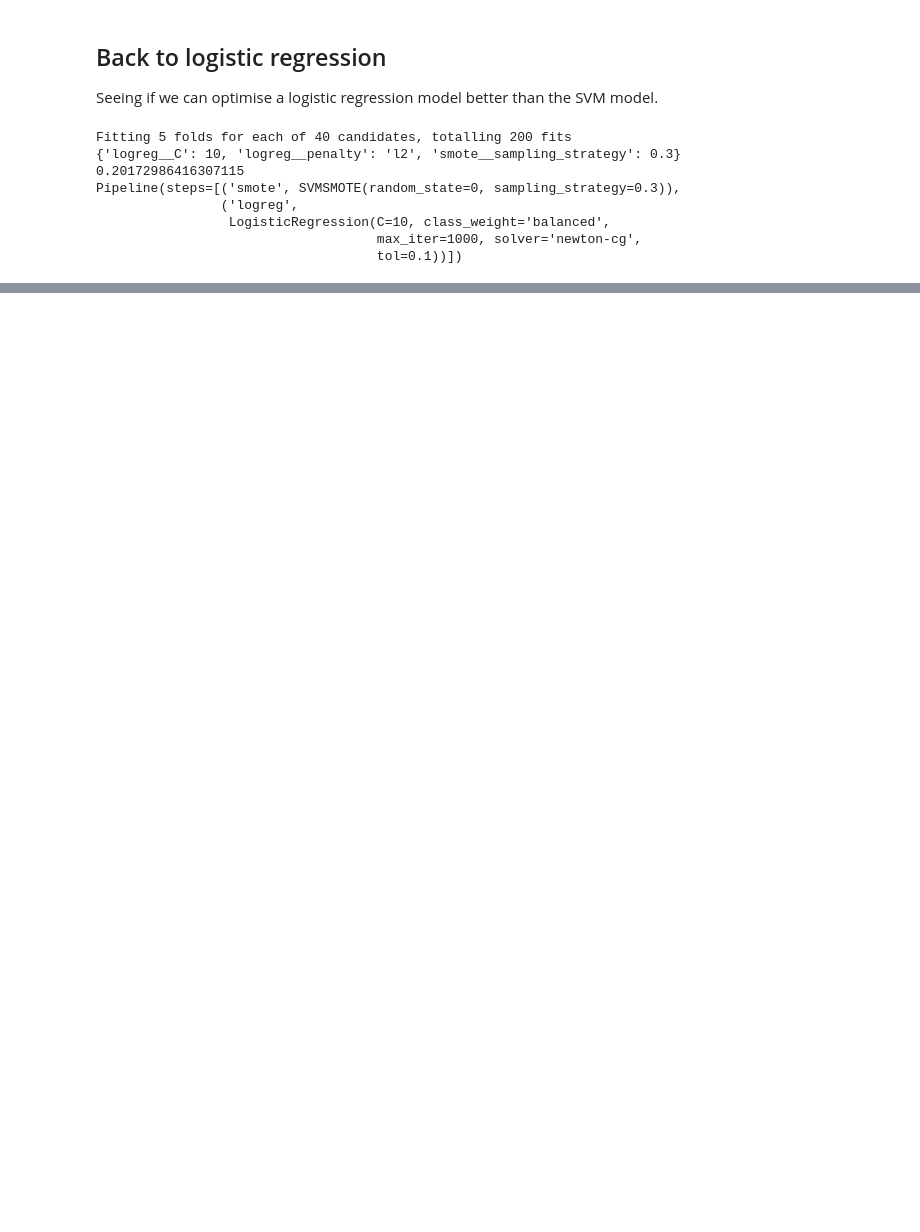
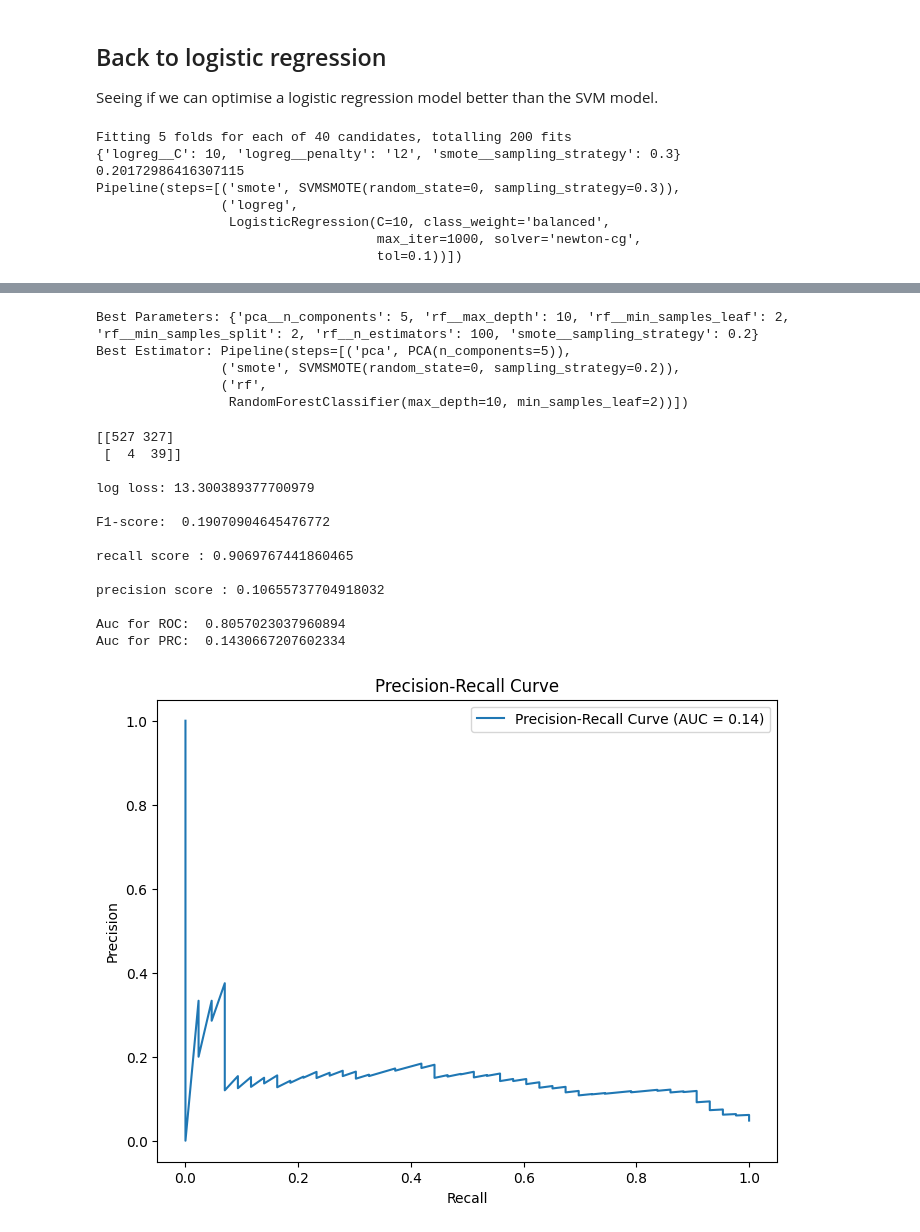
Before and after one commit to rahmanaminoor25/ML-project--stroke, a Jupyter notebook: Classification_project.ipynb, the cells around one changed output, grey strips where cells are left out. Cells and saved outputs as stored; diff of their text form; code cells hidden in the pictures; blank space fills up the shorter version.

```diff
--- a/Classification_project.ipynb
+++ b/Classification_project.ipynb
@@ -873,0 +953,70 @@ Auc for PRC:  0.12529086692042657
+# %%
+forest_tune(X_train,y_train)
+# %% [output]
+Best Parameters: {'pca__n_components': 5, 'rf__max_depth': 10, 'rf__min_samples_leaf': 2, 'rf__min_samples_split': 2, 'rf__n_estimators': 100, 'smote__sampling_strategy': 0.2}
+Best Estimator: Pipeline(steps=[('pca', PCA(n_components=5)),
+                ('smote', SVMSMOTE(random_state=0, sampling_strategy=0.2)),
+                ('rf',
+                 RandomForestClassifier(max_depth=10, min_samples_leaf=2))])
+# %%
+from imblearn.over_sampling import SVMSMOTE
+smote3 = SVMSMOTE(sampling_strategy=0.2, random_state=42)
+
+pca = PCA(n_components=5)
+X_train_pca = pca.fit_transform(X_train)
+X_test_pca = pca.fit_transform(X_test)
+
+
+X_train_resampled4, y_train_resampled4 = smote3.fit_resample(X_train_pca, y_train)
+# %%
+model = RandomForestClassifier( min_samples_leaf=2, max_depth = 10, min_samples_split= 2, n_estimators=100)
+
+# 3. Predict calibrated probabilities on the test set
+model.fit(X_train_resampled4, y_train_resampled4)
+probs_test = model.predict(X_test_pca)
+
+ #We tune this treshold to reach a recall of 0.9.
+predicted_proba = model.predict_proba(X_test_pca)
+preds_test = (predicted_proba [:,1] >= 0.045).astype('int')
+
+
+print(confusion_matrix(y_test, preds_test),'\n')
+print('log loss:', log_loss(y_test, preds_test), '\n')
+print('F1-score: ', f1_score(y_test, preds_test),'\n')
+print('recall score :',recall_score(y_test,preds_test),'\n')
+print('precision score :',precision_score(y_test,preds_test),'\n')
+
+
+
+# Calculate AUC scores
+y_scores = model.predict_proba(X_test_pca)
+auc = roc_auc_score(y_test,y_scores[:,1])
+print('Auc for ROC: ',auc)
+
+y_scores = model.predict_proba(X_test_pca)[:, 1]
+precision, recall, thresholds = precision_recall_curve(y_test, y_scores)
+auc_score = sk_auc(recall, precision)
+print('Auc for PRC: ',auc_score,'\n')
+
+plt.figure(figsize=(8, 6))
+plt.plot(recall, precision, label=f'Precision-Recall Curve (AUC = {auc_score:.2f})')
+plt.xlabel('Recall')
+plt.ylabel('Precision')
+plt.title('Precision-Recall Curve')
+plt.legend()
+plt.show()
+# %% [output]
+[[527 327]
+ [  4  39]]
+
+log loss: 13.300389377700979
+
+F1-score:  0.19070904645476772
+
+recall score : 0.9069767441860465
+
+precision score : 0.10655737704918032
+
+Auc for ROC:  0.8057023037960894
+Auc for PRC:  0.1430667207602334
+[figure, added]
```
Also changed, not shown: parts of 25 cells of this notebook.
